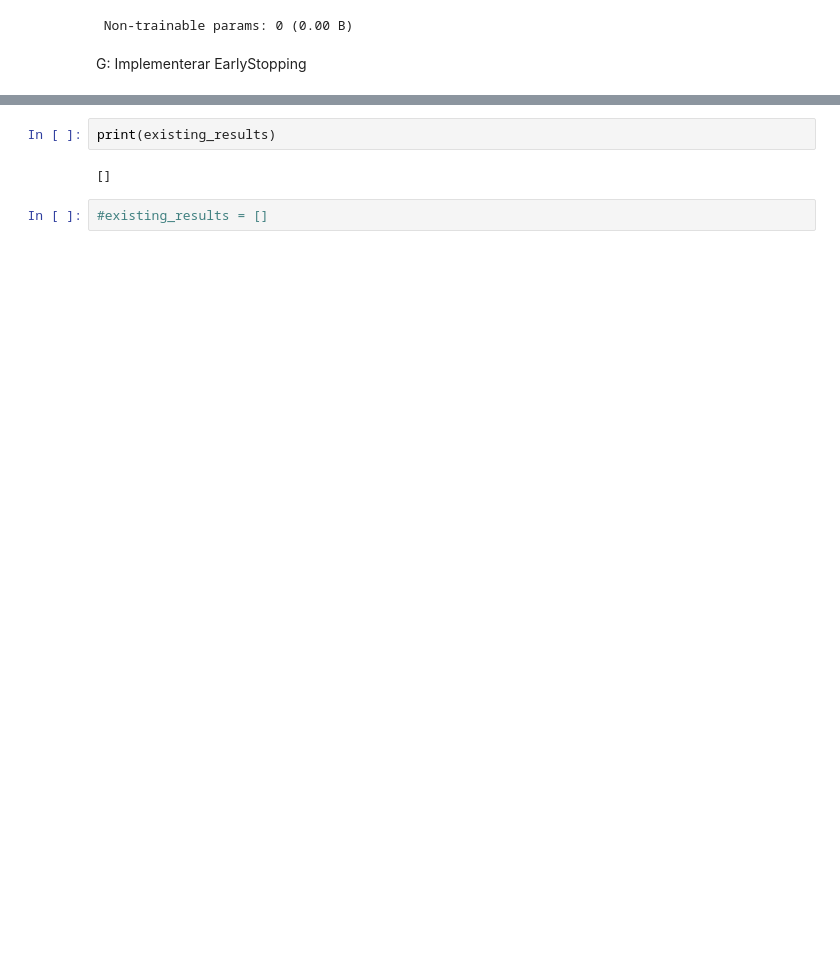
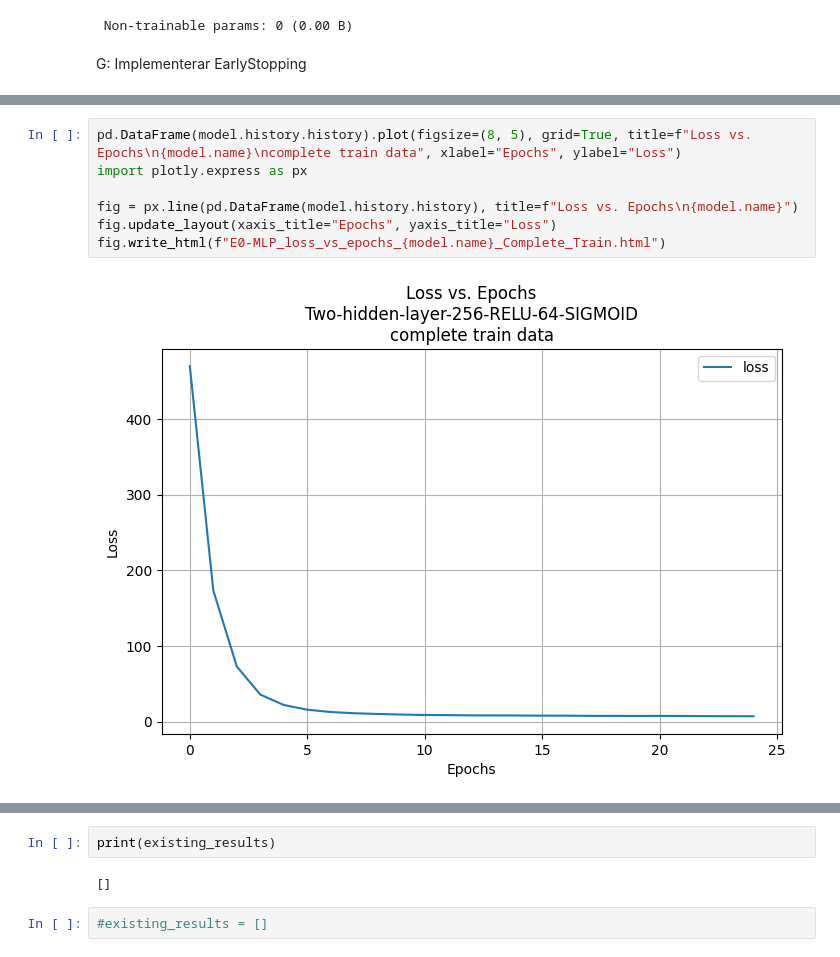
Before and after one commit to dancla240/Deep-Learning-Daniel-Claesson, a Jupyter notebook: E0-MLP.ipynb, the cells around one changed output, grey strips where cells are left out. Cells and saved outputs as stored; diff of their text form; blank space fills up the shorter version.

```diff
--- a/E0-MLP.ipynb
+++ b/E0-MLP.ipynb
@@ -338 +389,10 @@ Number of epochs used: 50
+# %%
+pd.DataFrame(model.history.history).plot(figsize=(8, 5), grid=True, title=f"Loss vs. Epochs\n{model.name}\ncomplete train data", xlabel="Epochs", ylabel="Loss")
+import plotly.express as px
+
+fig = px.line(pd.DataFrame(model.history.history), title=f"Loss vs. Epochs\n{model.name}")
+fig.update_layout(xaxis_title="Epochs", yaxis_title="Loss")
+fig.write_html(f"E0-MLP_loss_vs_epochs_{model.name}_Complete_Train.html")
+# %% [output]
+[figure, added]
 # %%
```
Also changed, not shown: parts of 19 cells of this notebook.
